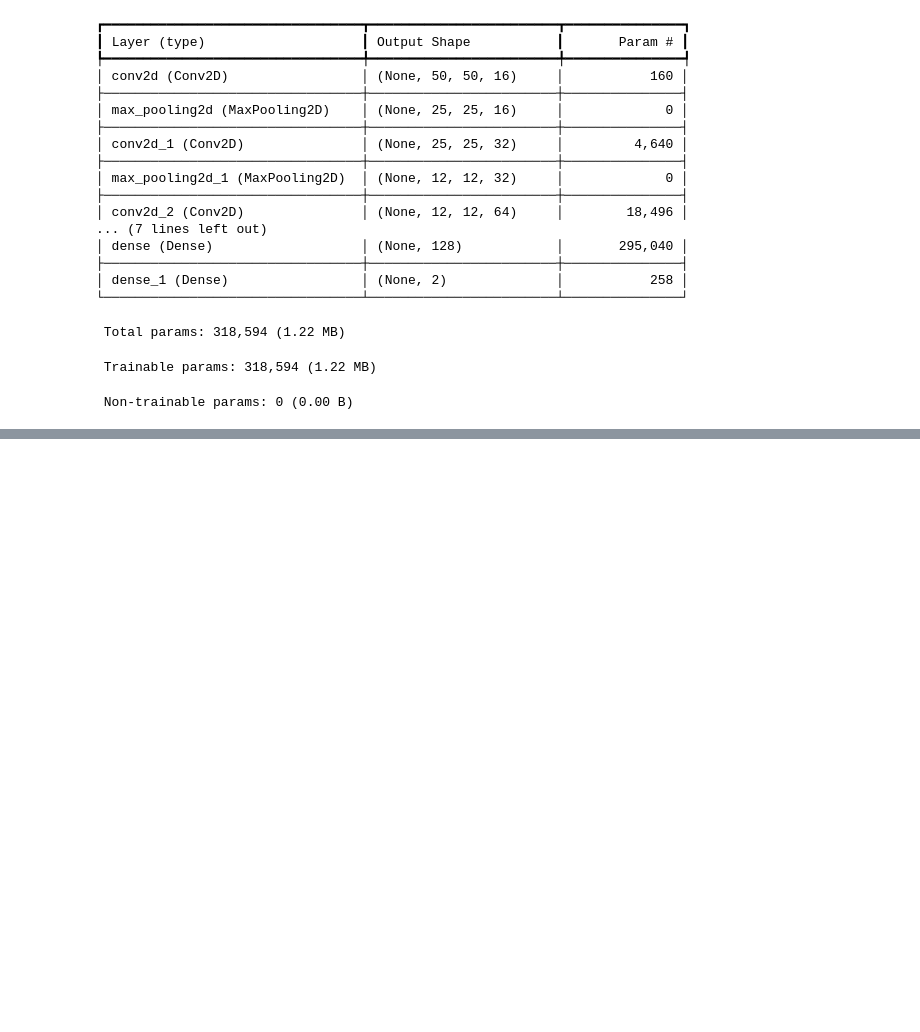
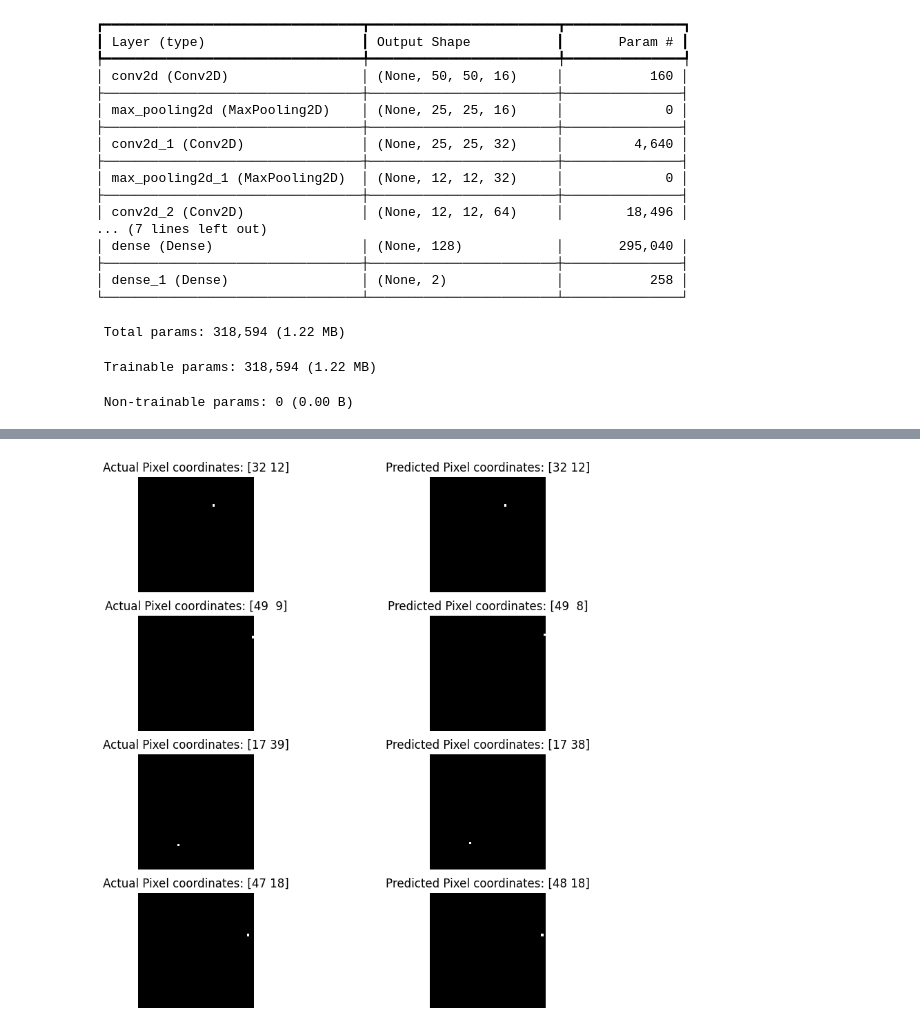
Before and after one commit to AbdulMuizz789/PixelFinder, a Jupyter notebook: PixelFind.ipynb, the cells around one changed output, grey strips where cells are left out. Cells and saved outputs as stored; diff of their text form; code cells hidden in the pictures; blank space fills up the shorter version.

```diff
--- a/PixelFind.ipynb
+++ b/PixelFind.ipynb
@@ -194,0 +205,21 @@ plt.show()
+# %%
+#Visualizing predictions for 4 samples
+plt.figure(figsize=(10, 10))
+for image_batch, label_batch in test_dataset.take(1):
+    pred_coords = model.predict(image_batch)
+    for i in range(4):
+        pred = np.around(pred_coords[i] * 49).astype(np.uint8)
+        pred_img = np.zeros_like(image_batch[i])
+        pred_img[pred[1], pred[0]] = 1.0
+
+        plt.subplot(4, 2, 2*i + 1)
+        plt.imshow(image_batch[i], cmap='gray')
+        label = np.around(label_batch.numpy() * 49)
+        plt.title(f'Actual Pixel coordinates: {label[i].astype(np.uint8)}')
+        plt.axis('off')
+
+        plt.subplot(4, 2, 2*i + 2)
+        plt.imshow(pred_img,cmap='gray')
+        plt.title(f'Predicted Pixel coordinates: {pred}')
+        plt.axis('off')
+# %% [output]
@@ -194,0 +227 @@ plt.show()
+[figure, added]
```
Also changed, not shown: parts of 13 cells of this notebook.
